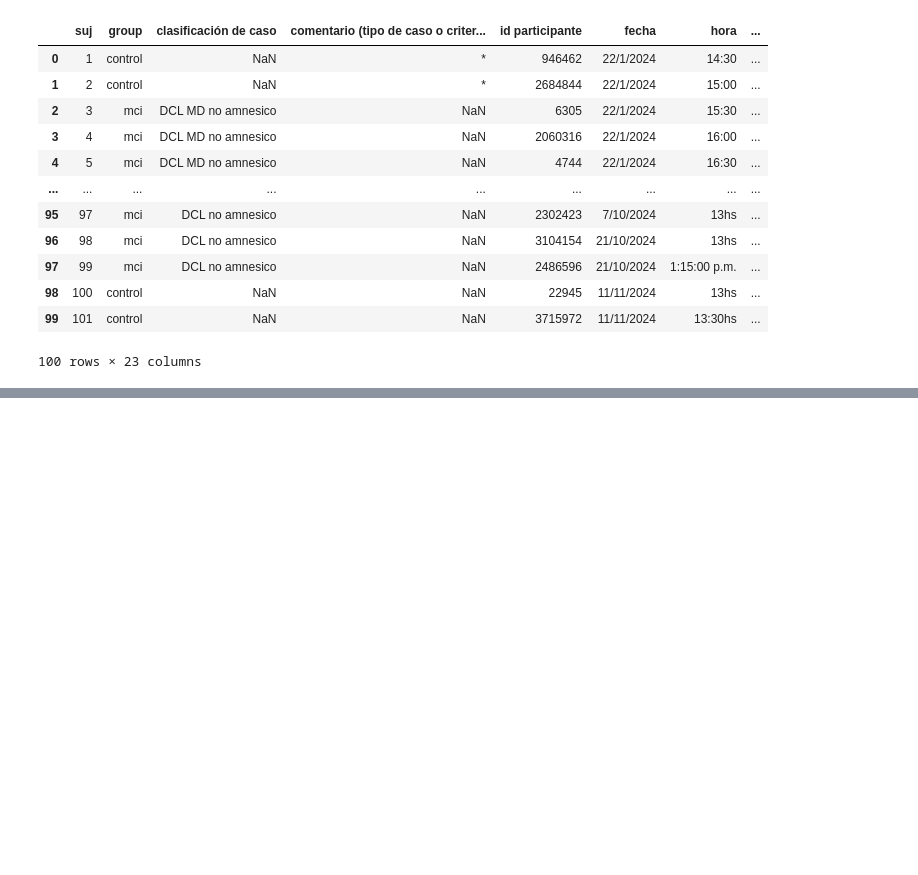
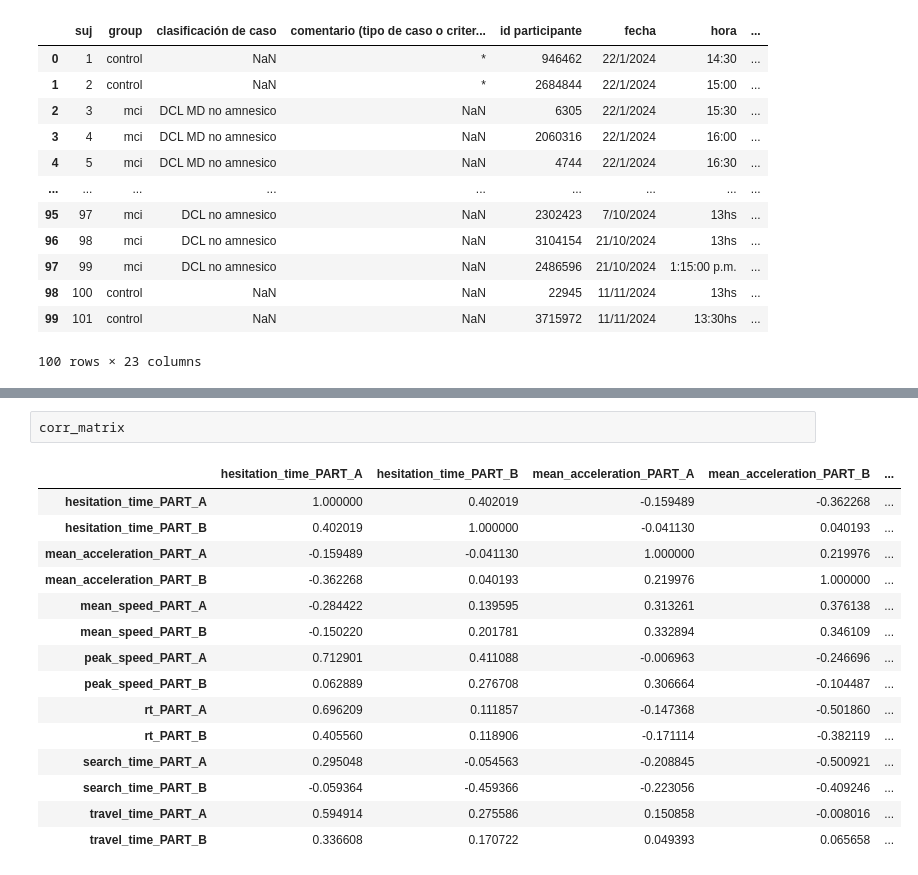
Before and after one commit to gianluca-capelo/tmt-analysis, a Jupyter notebook: notebooks/correlations.ipynb, the cells around one changed output, grey strips where cells are left out. Saved outputs shown, nothing was run; the diff lists cells and outputs as text; blank space fills up the shorter version.

```diff
--- a/notebooks/correlations.ipynb
+++ b/notebooks/correlations.ipynb
@@ -156,0 +206,18 @@ df_metadata_cognitive
+# %%
+corr_matrix
+# %% [output]
+|  | hesitation_time_PART_A | hesitation_time_PART_B | mean_acceleration_PART_A | mean_acceleration_PART_B | ... |
+| hesitation_time_PART_A | 1.000000 | 0.402019 | -0.159489 | -0.362268 | ... |
+| hesitation_time_PART_B | 0.402019 | 1.000000 | -0.041130 | 0.040193 | ... |
+| mean_acceleration_PART_A | -0.159489 | -0.041130 | 1.000000 | 0.219976 | ... |
+| mean_acceleration_PART_B | -0.362268 | 0.040193 | 0.219976 | 1.000000 | ... |
+| mean_speed_PART_A | -0.284422 | 0.139595 | 0.313261 | 0.376138 | ... |
+| mean_speed_PART_B | -0.150220 | 0.201781 | 0.332894 | 0.346109 | ... |
+| peak_speed_PART_A | 0.712901 | 0.411088 | -0.006963 | -0.246696 | ... |
+| peak_speed_PART_B | 0.062889 | 0.276708 | 0.306664 | -0.104487 | ... |
+| rt_PART_A | 0.696209 | 0.111857 | -0.147368 | -0.501860 | ... |
+| rt_PART_B | 0.405560 | 0.118906 | -0.171114 | -0.382119 | ... |
+| search_time_PART_A | 0.295048 | -0.054563 | -0.208845 | -0.500921 | ... |
+| search_time_PART_B | -0.059364 | -0.459366 | -0.223056 | -0.409246 | ... |
+| travel_time_PART_A | 0.594914 | 0.275586 | 0.150858 | -0.008016 | ... |
+| travel_time_PART_B | 0.336608 | 0.170722 | 0.049393 | 0.065658 | ... |
```
Also changed, not shown: parts of 13 cells of this notebook.
